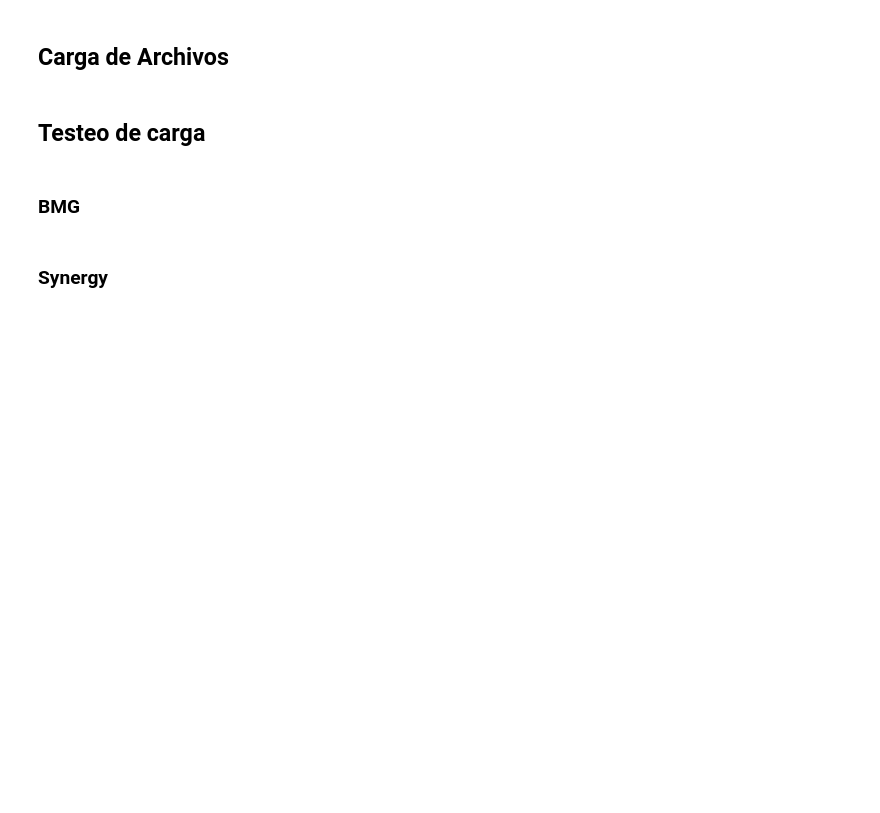
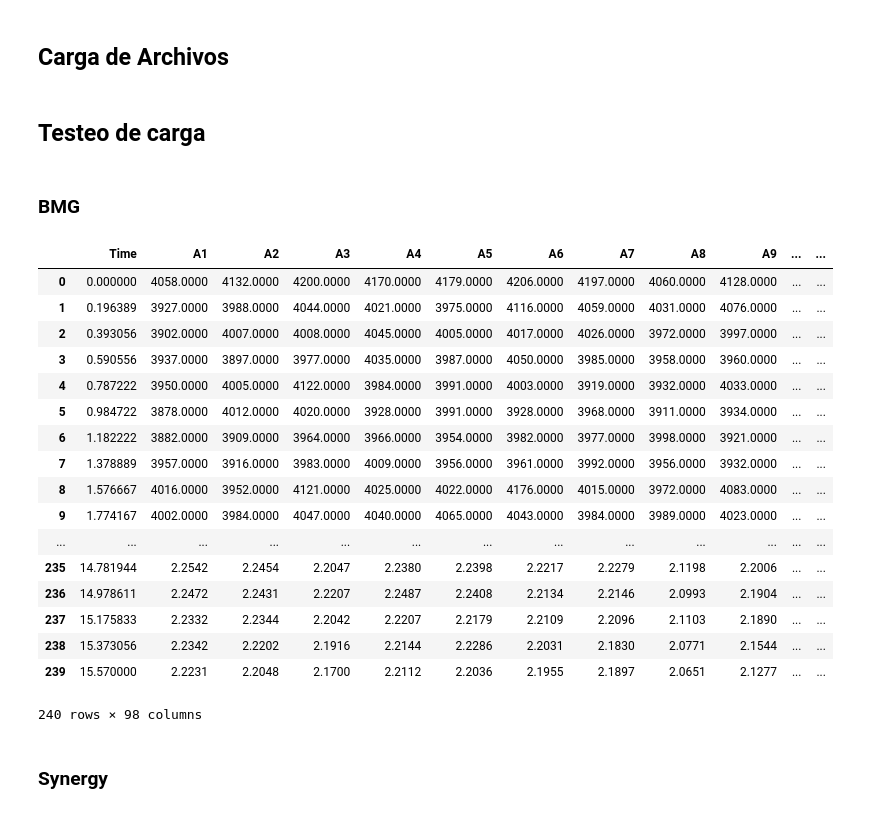
Before and after one commit to gyanezfeliu/FlapWeb, a Jupyter notebook: Notebooks/loadBMG_test.ipynb, the cells around one changed output. Cells and saved outputs as stored; diff of their text form; code cells hidden in the pictures; blank space fills up the shorter version.

```diff
--- a/Notebooks/loadBMG_test.ipynb
+++ b/Notebooks/loadBMG_test.ipynb
@@ -308,6 +310,27 @@ ws = wb['Data']
 # %%
 dict_meta = load_meta_info(wb, experiment_name, machine_name)
 df_cons = load_bmg_data(ws, columns)
+# %%
+df_cons
+# %% [output]
+|  | Time | A1 | A2 | A3 | A4 | A5 | A6 | A7 | A8 | A9 | ... | ... |
+| 0 | 0.000000 | 4058.0000 | 4132.0000 | 4200.0000 | 4170.0000 | 4179.0000 | 4206.0000 | 4197.0000 | 4060.0000 | 4128.0000 | ... | ... |
+| 1 | 0.196389 | 3927.0000 | 3988.0000 | 4044.0000 | 4021.0000 | 3975.0000 | 4116.0000 | 4059.0000 | 4031.0000 | 4076.0000 | ... | ... |
+| 2 | 0.393056 | 3902.0000 | 4007.0000 | 4008.0000 | 4045.0000 | 4005.0000 | 4017.0000 | 4026.0000 | 3972.0000 | 3997.0000 | ... | ... |
+| 3 | 0.590556 | 3937.0000 | 3897.0000 | 3977.0000 | 4035.0000 | 3987.0000 | 4050.0000 | 3985.0000 | 3958.0000 | 3960.0000 | ... | ... |
+| 4 | 0.787222 | 3950.0000 | 4005.0000 | 4122.0000 | 3984.0000 | 3991.0000 | 4003.0000 | 3919.0000 | 3932.0000 | 4033.0000 | ... | ... |
+| 5 | 0.984722 | 3878.0000 | 4012.0000 | 4020.0000 | 3928.0000 | 3991.0000 | 3928.0000 | 3968.0000 | 3911.0000 | 3934.0000 | ... | ... |
+| 6 | 1.182222 | 3882.0000 | 3909.0000 | 3964.0000 | 3966.0000 | 3954.0000 | 3982.0000 | 3977.0000 | 3998.0000 | 3921.0000 | ... | ... |
+| 7 | 1.378889 | 3957.0000 | 3916.0000 | 3983.0000 | 4009.0000 | 3956.0000 | 3961.0000 | 3992.0000 | 3956.0000 | 3932.0000 | ... | ... |
+| 8 | 1.576667 | 4016.0000 | 3952.0000 | 4121.0000 | 4025.0000 | 4022.0000 | 4176.0000 | 4015.0000 | 3972.0000 | 4083.0000 | ... | ... |
+| 9 | 1.774167 | 4002.0000 | 3984.0000 | 4047.0000 | 4040.0000 | 4065.0000 | 4043.0000 | 3984.0000 | 3989.0000 | 4023.0000 | ... | ... |
+| ... | ... | ... | ... | ... | ... | ... | ... | ... | ... | ... | ... | ... |
+| 235 | 14.781944 | 2.2542 | 2.2454 | 2.2047 | 2.2380 | 2.2398 | 2.2217 | 2.2279 | 2.1198 | 2.2006 | ... | ... |
+| 236 | 14.978611 | 2.2472 | 2.2431 | 2.2207 | 2.2487 | 2.2408 | 2.2134 | 2.2146 | 2.0993 | 2.1904 | ... | ... |
+| 237 | 15.175833 | 2.2332 | 2.2344 | 2.2042 | 2.2207 | 2.2179 | 2.2109 | 2.2096 | 2.1103 | 2.1890 | ... | ... |
+| 238 | 15.373056 | 2.2342 | 2.2202 | 2.1916 | 2.2144 | 2.2286 | 2.2031 | 2.1830 | 2.0771 | 2.1544 | ... | ... |
+| 239 | 15.570000 | 2.2231 | 2.2048 | 2.1700 | 2.2112 | 2.2036 | 2.1955 | 2.1897 | 2.0651 | 2.1277 | ... | ... |
+240 rows × 98 columns
 # %% [markdown]
 ### Synergy
 # %%
```
Also changed, not shown: parts of 7 cells of this notebook, 37 other files.
